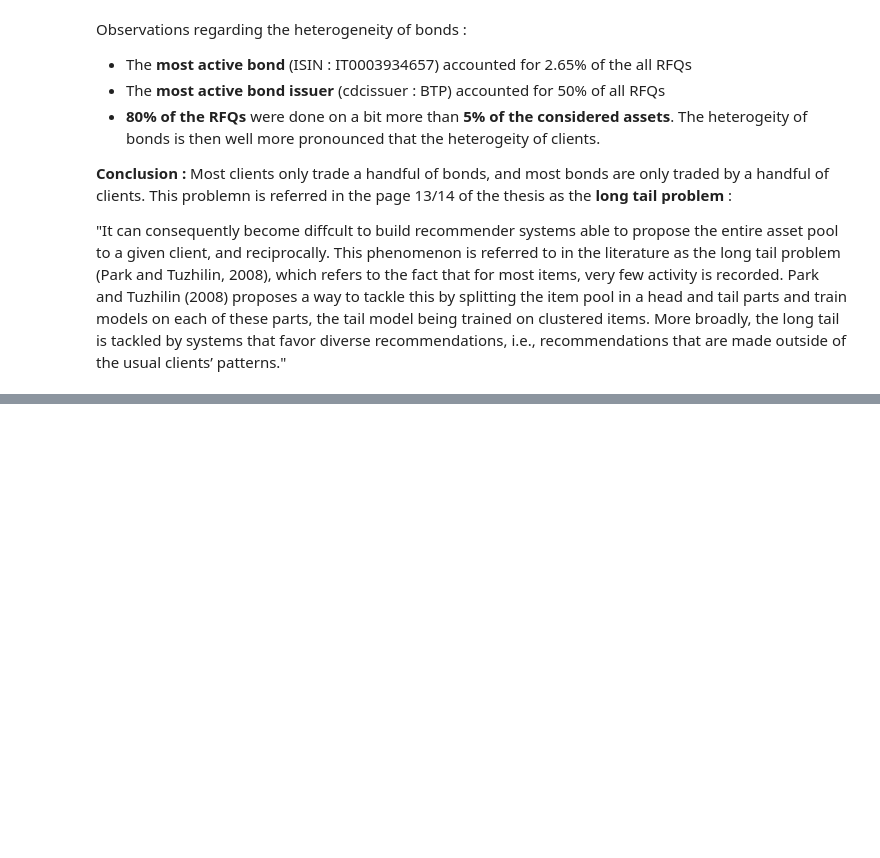
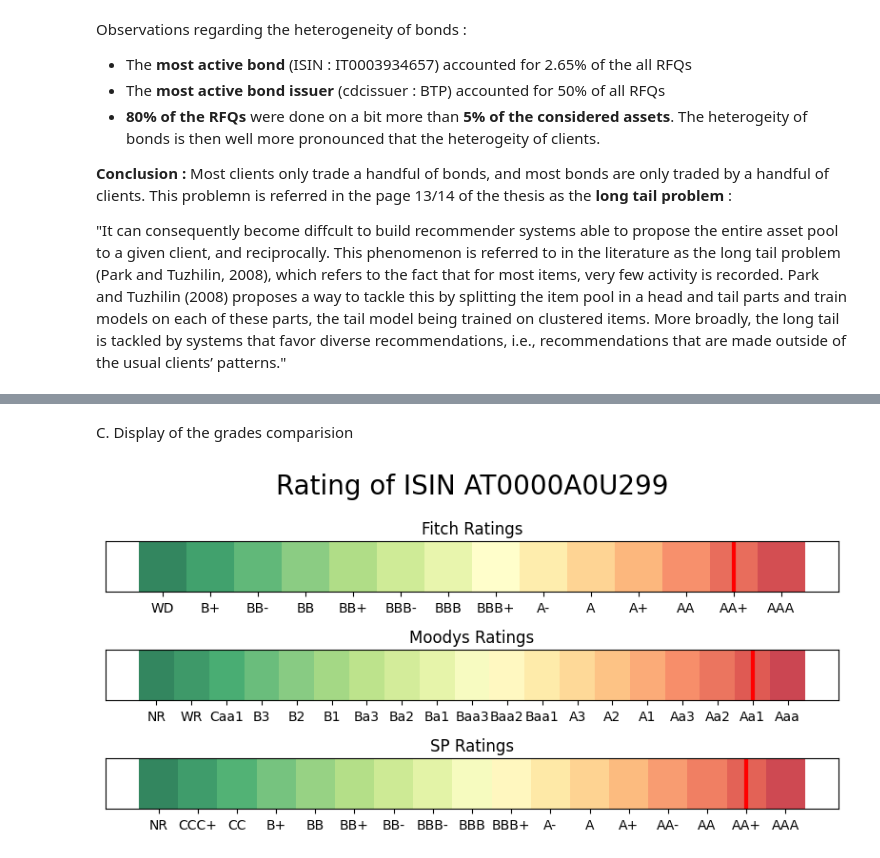
Before and after one commit to arthurprgt/natixis_challenge, a Jupyter notebook: notebooks/data_exploration.ipynb, the cells around one changed output, grey strips where cells are left out. Saved outputs shown, nothing was run; the diff lists cells and outputs as text; code cells hidden in the pictures; blank space fills up the shorter version.

```diff
--- a/notebooks/data_exploration.ipynb
+++ b/notebooks/data_exploration.ipynb
@@ -996,0 +1171,77 @@ Observations regarding the heterogeneity of bonds :
+# %% [markdown]
+C. Display of the grades comparision
+# %%
+def plot_triple_vertical_gauges(df, ISIN):
+    # Dataframe for the specified ISIN
+    df_ISIN = df[df['ISIN'] == ISIN]
+
+    sorted_fitch_ratings = ['WD', 'B+', 'BB-', 'BB', 'BB+', 'BBB-', 'BBB', 'BBB+', 'A-', 'A', 'A+', 'AA', 'AA+', 'AAA']
+    sorted_moodys_ratings = ['NR', 'WR', 'Caa1', 'B3', 'B2', 'B1', 'Ba3', 'Ba2', 'Ba1', 'Baa3', 'Baa2', 'Baa1', 'A3', 'A2', 'A1', 'Aa3', 'Aa2', 'Aa1', 'Aaa']
+    sorted_sp_ratings = ['NR', 'CCC+', 'CC', 'B+', 'BB', 'BB+', 'BB-', 'BBB-', 'BBB', 'BBB+', 'A-', 'A', 'A+', 'AA-', 'AA', 'AA+', 'AAA']
+
+    # Create a figure and axes
+    fig, (ax1, ax2, ax3) = plt.subplots(3, 1, figsize=(8, 4))
+
+    # Plot for Fitch
+    cmap_fitch = plt.get_cmap('RdYlGn_r')
+    colors_fitch = [cmap_fitch(i / len(sorted_fitch_ratings)) for i in range(len(sorted_fitch_ratings))]
+    grade_fitch = df_ISIN['Rating_Fitch'].iloc[0]
+
+    for i, rating in enumerate(sorted_fitch_ratings):
+        ax1.axvspan(i, i + 1, facecolor=colors_fitch[i], alpha=0.8)
+
+    if grade_fitch and grade_fitch in sorted_fitch_ratings:
+        grade_index_fitch = sorted_fitch_ratings.index(grade_fitch)
+        ax1.axvline(x=grade_index_fitch + 0.5, color='red', linestyle='-', linewidth=3)
+
+    ax1.set_xticks(np.arange(len(sorted_fitch_ratings)) + 0.5)
+    ax1.set_xticklabels(sorted_fitch_ratings)
+    ax1.set_yticks([])
+    ax1.set_aspect('auto')
+    ax1.set_title(f'Fitch Ratings')
+
+    # Plot for Moodys
+    cmap_moodys = plt.get_cmap('RdYlGn_r')
+    colors_moodys = [cmap_moodys(i / len(sorted_moodys_ratings)) for i in range(len(sorted_moodys_ratings))]
+    grade_moodys = df_ISIN['Rating_Moodys'].iloc(0)
+
+    for i, rating in enumerate(sorted_moodys_ratings):
+        ax2.axvspan(i, i + 1, facecolor=colors_moodys[i], alpha=0.8)
+
+    if grade_moodys and grade_moodys[0] in sorted_moodys_ratings:
+        grade_index_moodys = sorted_moodys_ratings.index(grade_moodys[0])
+        ax2.axvline(x=grade_index_moodys + 0.5, color='red', linestyle='-', linewidth=3)
+
+    ax2.set_xticks(np.arange(len(sorted_moodys_ratings)) + 0.5)
+    ax2.set_xticklabels(sorted_moodys_ratings)
+    ax2.set_yticks([])
+    ax2.set_aspect('auto')
+    ax2.set_title(f'Moodys Ratings')
+
+    # Plot for SP
+    cmap_sp = plt.get_cmap('RdYlGn_r')
+    colors_sp = [cmap_sp(i / len(sorted_sp_ratings)) for i in range(len(sorted_sp_ratings))]
+    grade_sp = df_ISIN['Rating_SP'].iloc[0]
+
+    for i, rating in enumerate(sorted_sp_ratings):
+        ax3.axvspan(i, i + 1, facecolor=colors_sp[i], alpha=0.8)
+
+    if grade_sp and grade_sp in sorted_sp_ratings:
+        grade_index_sp = sorted_sp_ratings.index(grade_sp)
+        ax3.axvline(x=grade_index_sp + 0.5, color='red', linestyle='-', linewidth=3)
+
+    ax3.set_xticks(np.arange(len(sorted_sp_ratings)) + 0.5)
+    ax3.set_xticklabels(sorted_sp_ratings)
+    ax3.set_yticks([])
+    ax3.set_aspect('auto')
+    ax3.set_title(f'SP Ratings')
+
+    plt.suptitle(f'Rating of ISIN {ISIN}', fontsize=20)
+
+    plt.tight_layout()
+    plt.show()
+
+# Run
+plot_triple_vertical_gauges(df_preprocessed, ISIN_ex4)
+# %% [output]
+[figure, added]
```
Also changed, not shown: parts of 23 cells of this notebook.
